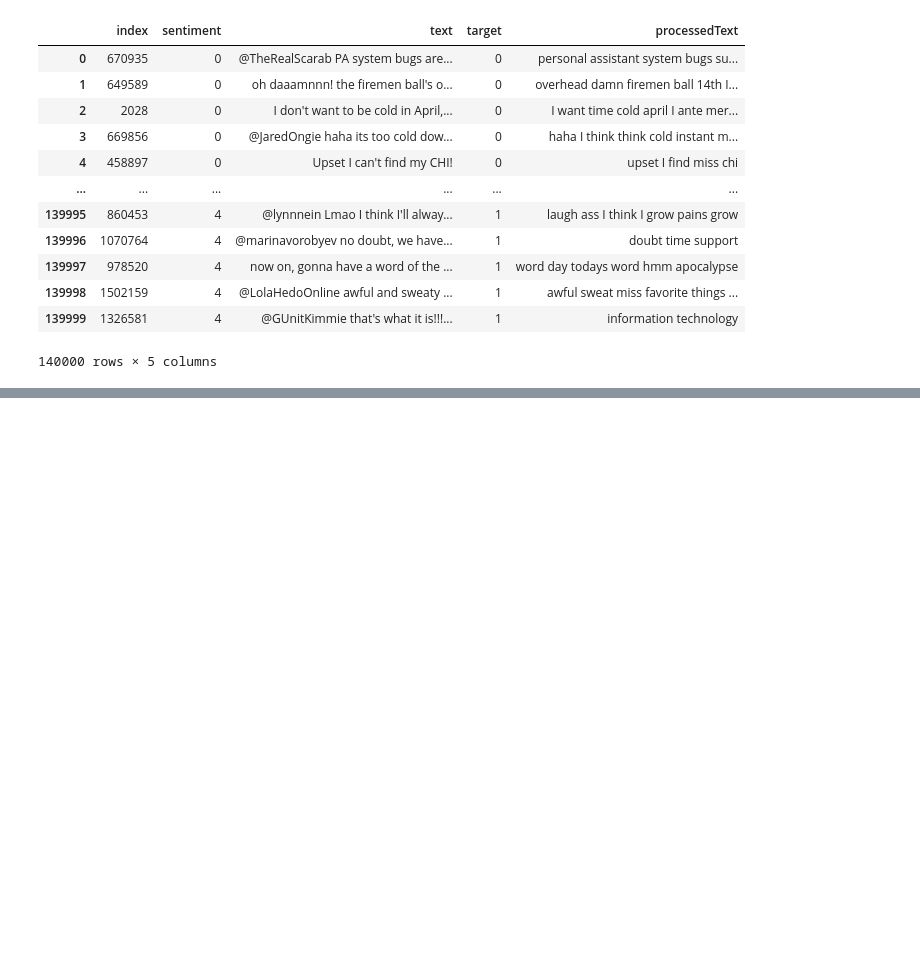
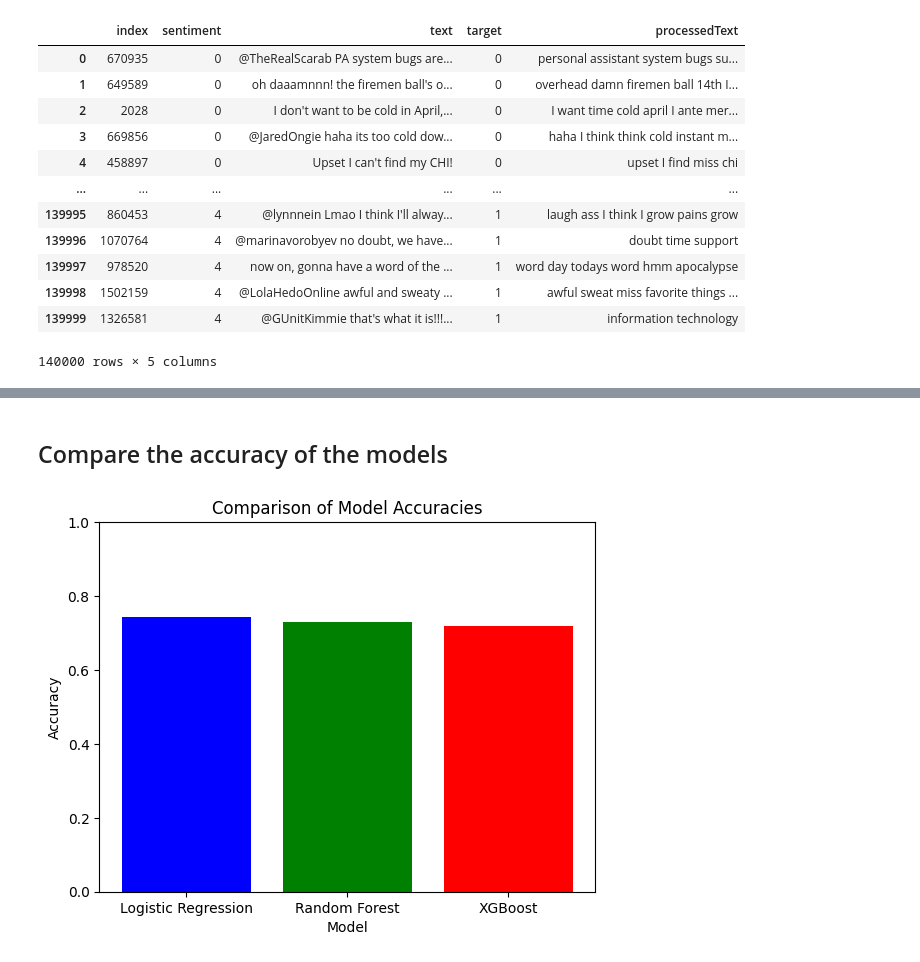
Before and after one commit to XSong1024/CS5344, a Jupyter notebook: Basic_model.ipynb, the cells around one changed output, grey strips where cells are left out. Saved outputs shown, nothing was run; the diff lists cells and outputs as text; code cells hidden in the pictures; blank space fills up the shorter version.

```diff
--- a/Basic_model.ipynb
+++ b/Basic_model.ipynb
@@ -21,0 +98,18 @@ Basic models
+# %% [markdown]
+## Compare the accuracy of the models
+# %%
+import matplotlib.pyplot as plt
+
+
+models = ['Logistic Regression', 'Random Forest', 'XGBoost']
+accuracies = [accuracy_logreg, accuracy_rf, accuracy_xgb]
+
+
+plt.bar(models, accuracies, color=['blue', 'green', 'red'])
+plt.xlabel('Model')
+plt.ylabel('Accuracy')
+plt.title('Comparison of Model Accuracies')
+plt.ylim([0, 1])  # Assuming accuracy values are between 0 and 1
+plt.show()
+# %% [output]
+[figure, added]
```
Also changed, not shown: parts of 14 cells of this notebook, 2 other files.
